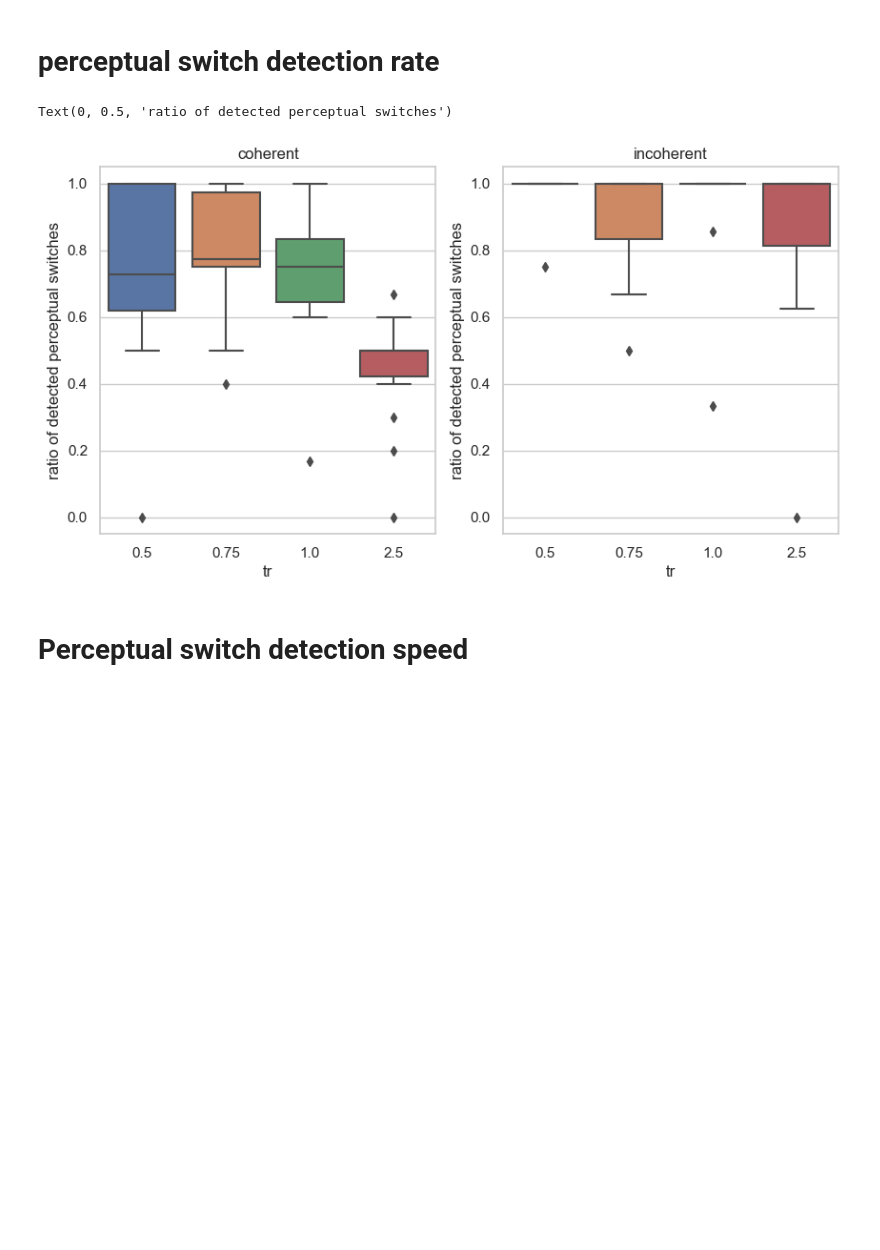
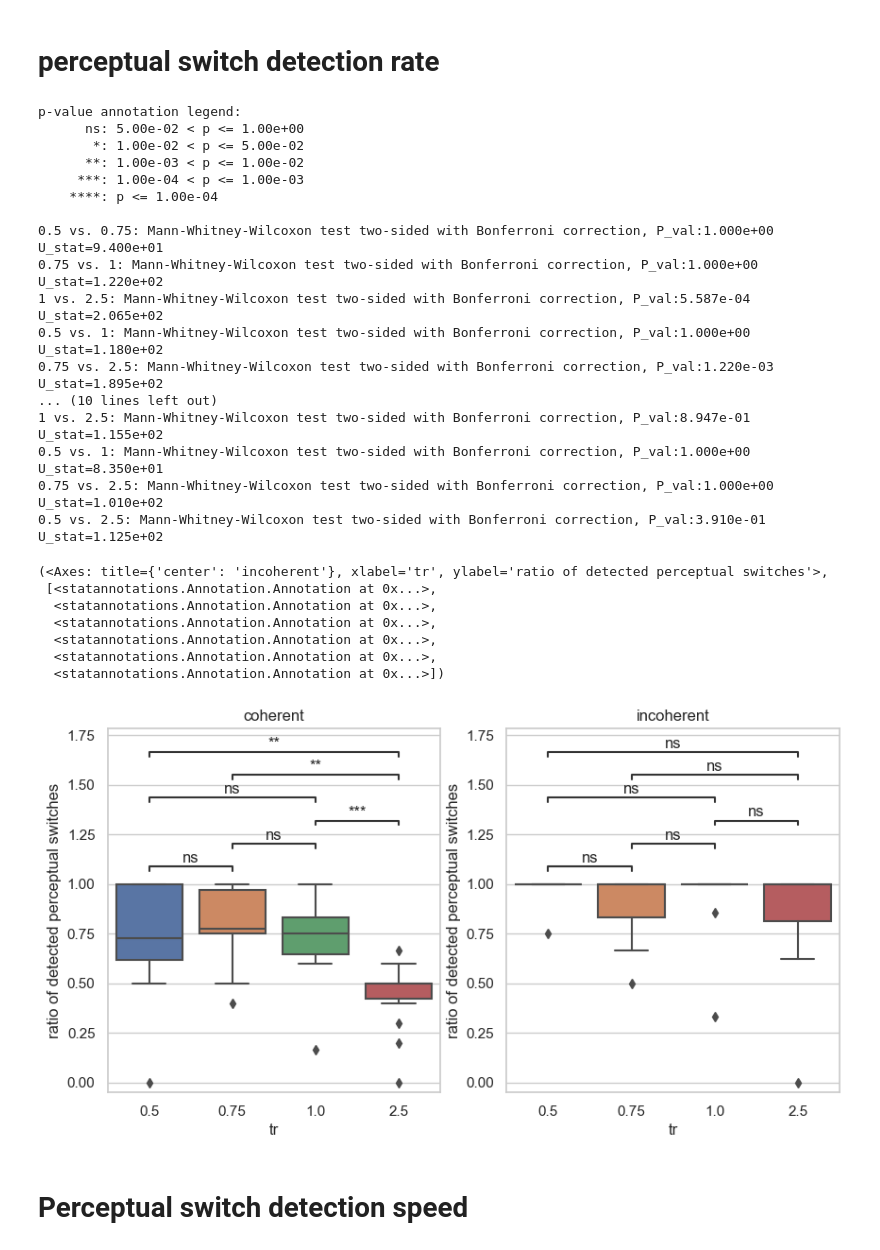
Before and after one commit to CIBIT-UC/vpmbtr, a Jupyter notebook: scripts/step-06_fc.ipynb, the cells around one changed output. Saved outputs shown, nothing was run; the diff lists cells and outputs as text; code cells hidden in the pictures; blank space fills up the shorter version.

```diff
--- a/scripts/step-06_fc.ipynb
+++ b/scripts/step-06_fc.ipynb
@@ -331,23 +331,60 @@ for tr_idx,tr in enumerate(tr_list):
 # %% [markdown]
 # perceptual switch detection rate
+# %%
+from statannotations.Annotator import Annotator
+from itertools import combinations
+
+TRs = [0.5, 0.75, 1 , 2.5]
+TR_pairs = list(combinations(TRs, r=2))
 # %%
 # boxplot of n_ps_detected_mt_coherent per TR across subjects
 #d = df.loc[df['tr']==1,'n_ps_detected_mt_coherent']
 
 fig, ax = plt.subplots(1,2,figsize=(10,5))
 
 sns.set(style="whitegrid")
 
 sns.boxplot(x='tr',y='n_ps_detected_mt_coherent',data=df,ax=ax[0])
 sns.boxplot(x='tr',y='n_ps_detected_mt_incoherent',data=df,ax=ax[1])
 
 ax[0].set_title('coherent')
 ax[1].set_title('incoherent')
 ax[0].set_ylabel('ratio of detected perceptual switches')
 ax[1].set_ylabel('ratio of detected perceptual switches')
+
+annotator = Annotator(ax[0], TR_pairs, data=df, x='tr', y='n_ps_detected_mt_coherent', order=TRs)
+annotator.configure(test='Mann-Whitney', text_format='star', loc='inside', verbose=1, comparisons_correction='bonferroni')
+annotator.apply_and_annotate()
+
+annotator = Annotator(ax[1], TR_pairs, data=df, x='tr', y='n_ps_detected_mt_incoherent', order=TRs)
+annotator.configure(test='Mann-Whitney', text_format='star', loc='inside', verbose=1, comparisons_correction='bonferroni')
+annotator.apply_and_annotate()
 # %% [output]
-Text(0, 0.5, 'ratio of detected perceptual switches')
+p-value annotation legend:
+      ns: 5.00e-02 < p <= 1.00e+00
+       *: 1.00e-02 < p <= 5.00e-02
+      **: 1.00e-03 < p <= 1.00e-02
+     ***: 1.00e-04 < p <= 1.00e-03
+    ****: p <= 1.00e-04
+
+0.5 vs. 0.75: Mann-Whitney-Wilcoxon test two-sided with Bonferroni correction, P_val:1.000e+00 U_stat=9.400e+01
+0.75 vs. 1: Mann-Whitney-Wilcoxon test two-sided with Bonferroni correction, P_val:1.000e+00 U_stat=1.220e+02
+1 vs. 2.5: Mann-Whitney-Wilcoxon test two-sided with Bonferroni correction, P_val:5.587e-04 U_stat=2.065e+02
+0.5 vs. 1: Mann-Whitney-Wilcoxon test two-sided with Bonferroni correction, P_val:1.000e+00 U_stat=1.180e+02
+0.75 vs. 2.5: Mann-Whitney-Wilcoxon test two-sided with Bonferroni correction, P_val:1.220e-03 U_stat=1.895e+02
+... (10 lines left out)
+1 vs. 2.5: Mann-Whitney-Wilcoxon test two-sided with Bonferroni correction, P_val:8.947e-01 U_stat=1.155e+02
+0.5 vs. 1: Mann-Whitney-Wilcoxon test two-sided with Bonferroni correction, P_val:1.000e+00 U_stat=8.350e+01
+0.75 vs. 2.5: Mann-Whitney-Wilcoxon test two-sided with Bonferroni correction, P_val:1.000e+00 U_stat=1.010e+02
+0.5 vs. 2.5: Mann-Whitney-Wilcoxon test two-sided with Bonferroni correction, P_val:3.910e-01 U_stat=1.125e+02
+(<Axes: title={'center': 'incoherent'}, xlabel='tr', ylabel='ratio of detected perceptual switches'>,
+ [<statannotations.Annotation.Annotation at 0x...>,
+  <statannotations.Annotation.Annotation at 0x...>,
+  <statannotations.Annotation.Annotation at 0x...>,
+  <statannotations.Annotation.Annotation at 0x...>,
+  <statannotations.Annotation.Annotation at 0x...>,
+  <statannotations.Annotation.Annotation at 0x...>])
-[figure, old version]
+[figure, new version]
 # %% [markdown]
 # Perceptual switch detection speed
 # %%
```
Also changed, not shown: parts of 3 cells of this notebook.
